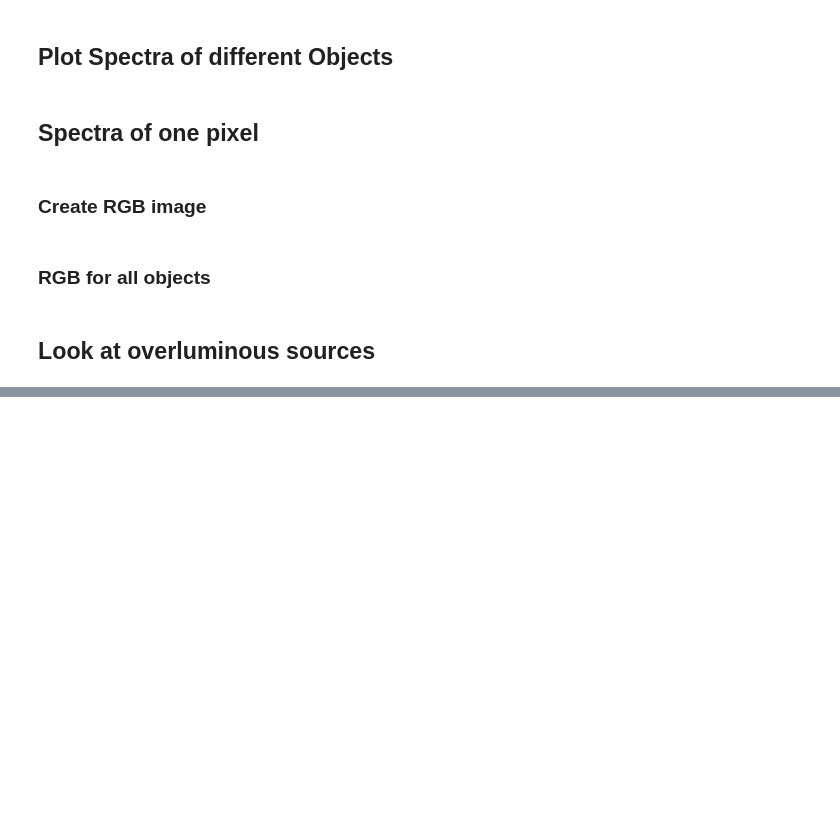
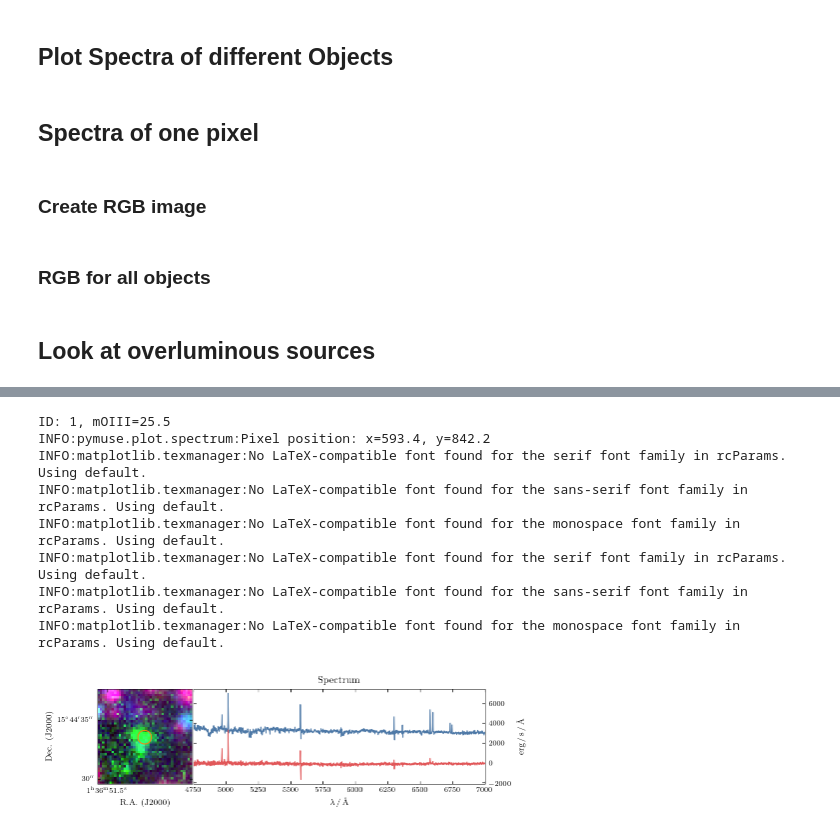
Before and after one commit to fschmnn/pnlf, a Jupyter notebook: notebooks/PHANGS_data.ipynb, the cells around one changed output, grey strips where cells are left out. Cells and saved outputs as stored; diff of their text form; code cells hidden in the pictures; blank space fills up the shorter version.

```diff
--- a/notebooks/PHANGS_data.ipynb
+++ b/notebooks/PHANGS_data.ipynb
@@ -24,7 +24,7 @@ logger = logging.getLogger(__name__)
 ## Read in Data
 # %%
 # NGC3351 or NGC1566
-name = 'NGC2835'
+name = 'NGC0628'
 
 # first we need to specify the path to the raw data
 data_raw = Path('d:\downloads\MUSEDAP')
@@ -41,10 +45,28 @@ galaxy = ReadLineMaps(data_raw / name)
 ### Sample Table
 # %%
 from pymuse.auxiliary import search_table
+
+def area(dic):
+    '''Calculate the area in an image
+
+    from the number of pixels and the distance,
+    corrected for inclination
+    '''
+
+    size_of_pixel = 0.2*u.arcsec
+
+    distance = Distance(distmod=dic['mu'])
+    pixel_area = (size_of_pixel/u.arcsec * distance/206265)**2
+
+    return pixel_area.to(u.kpc**2) *dic['Npixel'] / np.cos(dic['inclination']*u.deg)
+
 
 filename = basedir / 'data' / 'external' / 'phangs_sample_table_v1p5.fits'
 with fits.open(filename) as hdul:
     sample_table = Table(hdul[1].data)
+
+with open(basedir / 'data' / 'interim' / 'parameters.yml') as yml_file:
+    parameters = yaml.load(yml_file,Loader=yaml.FullLoader)
 
 #galaxies = sample_table[sample_table['HAS_MUSE']==1]['NAME']
 galaxies = sample_table[sample_table['survey_muse_status']!='not_in_survey']['name']
@@ -55,7 +77,7 @@ latexdict = {'tabletype': 'table*',
 'data_end': '\\bottomrule',
 'caption': f'Galaxy sample',
 'units': {'R.A.':'(J2000)','Dec.':'(J2000)','Inclination':'deg','Distance':'$\si{\mega\parsec}$',
-          '$\log_{10}(M_*)$':'\si{\Msun}','$\log_{10}($SFR$)$':'\si{\Msun \per \year}'},
+          '$\log_{10}(M_*)$':'\si{\Msun}','$\log_{10}($SFR$)$':'\si{\Msun \per \year}','Survey Area':'$\si{\square\kilo\parsec}$'},
 'preamble': '\\centering',
 'tablefoot': f'\\label{{tbl:sample}}'
             }
@@ -68,7 +90,8 @@ sample_dict = {
 'Distance': [],
 'Inclination': [],
 '$\log_{10}(M_*)$': [],
-'$\log_{10}($SFR$)$': []
+'$\log_{10}($SFR$)$': [],
+'Survey Area': []
 }
 
 
@@ -85,7 +108,10 @@ for name in galaxies:
     sample_dict['Inclination'].append(stbl['orient_incl'])
     sample_dict['$\log_{10}(M_*)$'].append(stbl['props_mstar'])
     sample_dict['$\log_{10}($SFR$)$'].append(stbl['props_sfr'])
-
+    try:
+        sample_dict['Survey Area'].append(f'{area(parameters[name.upper()]).value:.1f}')
+    except:
+        sample_dict['Survey Area'].append('NaN')
     '''
     sample_dict['Name'].append(name)
     sample_dict['R.A.'].append(stbl['ORIENT_RA'])
@@ -108,7 +134,7 @@ sample['R.A.'], sample['Dec.'] = zip(*[x[0].split(' ') for x in coord.to_string(
 with open(basedir / 'reports' / 'sample.tex','w',newline='\n') as f:
     ascii.write(sample,f,Writer=ascii.Latex, latexdict=latexdict,overwrite=True)
 
-sample
+#sample
 # %% [markdown]
 ### MUSE Cubes
 # %%
@@ -751,5 +582,15 @@ print(f'{len(pn_candidates)} objects in catalogue')
 # %%
-pn = pn_candidates[6]
+pn = pn_candidates[0]
 print(f'ID: {pn["ID"]}, mOIII={pn["mOIII"]}')
-position = pn['SkyCoord']
-spectra,wavelength = spectrum_and_rgb(position,galaxy,data_cube,galaxy.wcs,aperture_size=1.5)
+filename = basedir / 'reports' / 'overluminous' / f'{galaxy.name}_{pn["ID"]}.pdf'
+spectra,wavelength = spectrum_and_rgb(pn['SkyCoord'],galaxy,data_cube,galaxy.wcs,aperture_size=1.5,filename=filename)
+# %% [output]
+ID: 1, mOIII=25.5
+INFO:pymuse.plot.spectrum:Pixel position: x=593.4, y=842.2
+INFO:matplotlib.texmanager:No LaTeX-compatible font found for the serif font family in rcParams. Using default.
+INFO:matplotlib.texmanager:No LaTeX-compatible font found for the sans-serif font family in rcParams. Using default.
+INFO:matplotlib.texmanager:No LaTeX-compatible font found for the monospace font family in rcParams. Using default.
+INFO:matplotlib.texmanager:No LaTeX-compatible font found for the serif font family in rcParams. Using default.
+INFO:matplotlib.texmanager:No LaTeX-compatible font found for the sans-serif font family in rcParams. Using default.
+INFO:matplotlib.texmanager:No LaTeX-compatible font found for the monospace font family in rcParams. Using default.
+[figure, added]
```
Also changed, not shown: parts of 29 cells of this notebook, 10 other files.
